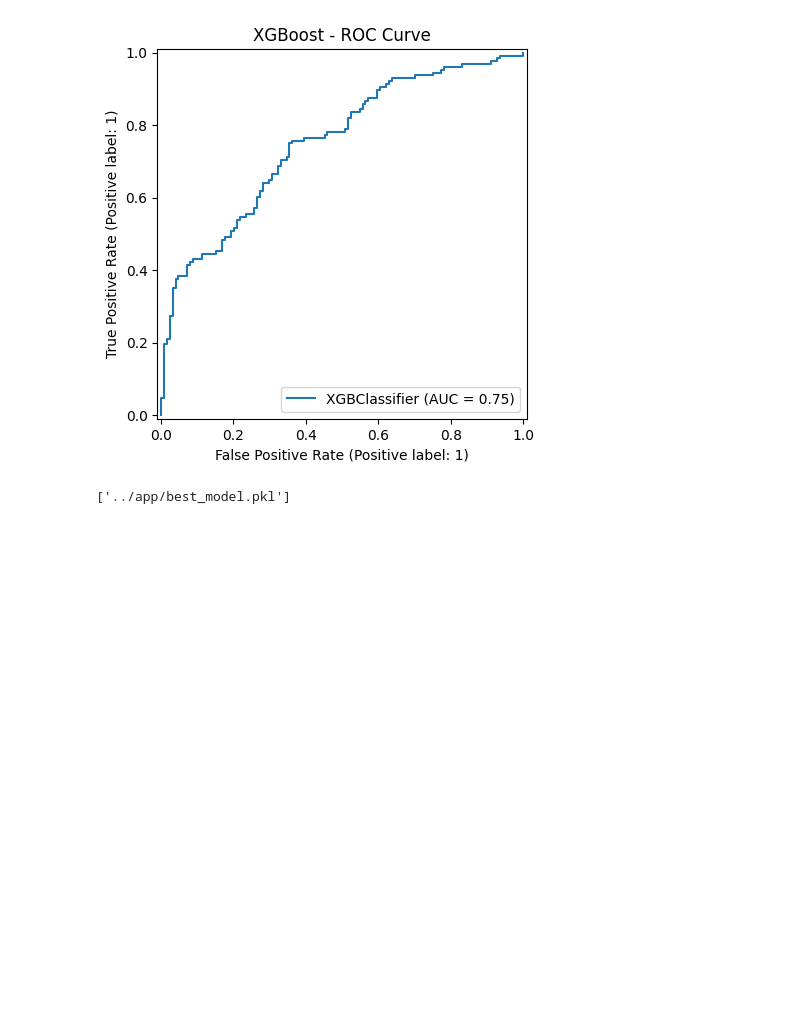
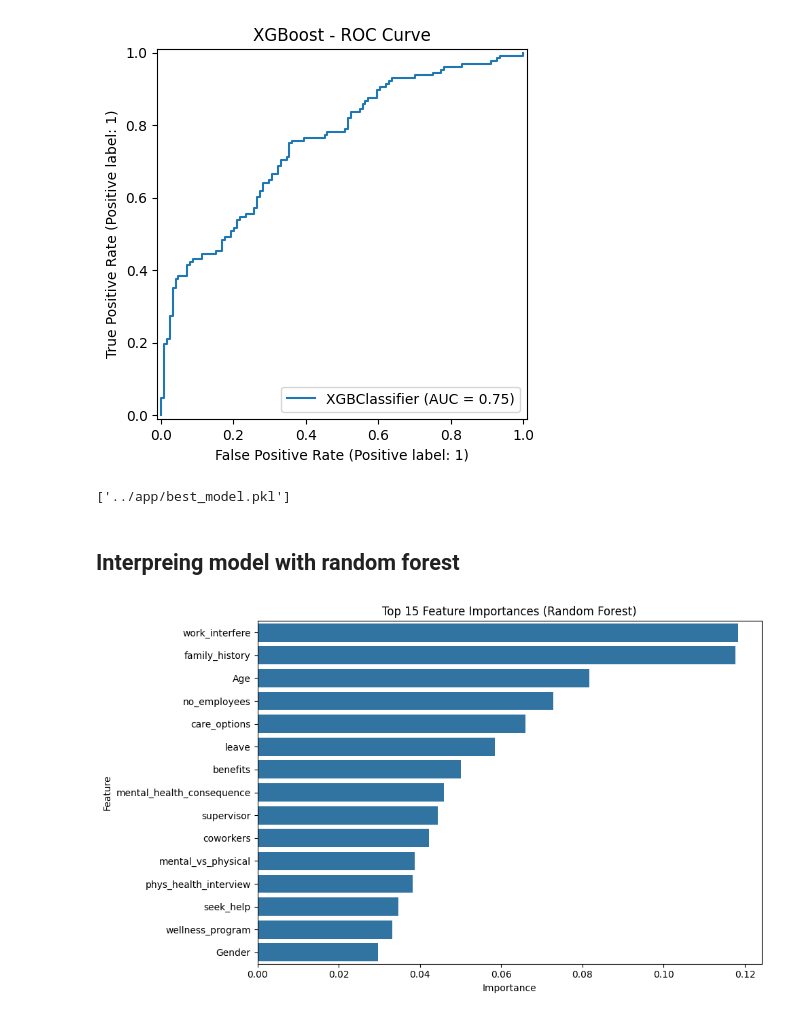
Before and after one commit to kar137/stress-signals-mental-health-risk-predictor, a Jupyter notebook: notebooks/ml_model.ipynb, the cells around one changed output. Cells and saved outputs as stored; diff of their text form; code cells hidden in the pictures; blank space fills up the shorter version.

```diff
--- a/notebooks/ml_model.ipynb
+++ b/notebooks/ml_model.ipynb
@@ -230,3 +230,28 @@ os.makedirs('../app', exist_ok=True)
 joblib.dump(rf_model, '../app/best_model.pkl')
 # %% [output]
 ['../app/best_model.pkl']
+# %% [markdown]
+## Interpreing model with random forest
+# %%
+import pandas as pd
+import matplotlib.pyplot as plt
+import seaborn as sns
+
+# Feature importance from Random Forest
+importances = rf_model.feature_importances_
+feature_names = X_train.columns
+
+feat_df = pd.DataFrame({
+    'Feature': feature_names,
+    'Importance': importances
+}).sort_values(by='Importance', ascending=False)
+
+# Plot the top 15 important features
+plt.figure(figsize=(10, 6))
+sns.barplot(data=feat_df.head(15), x='Importance', y='Feature')
+plt.title("Top 15 Feature Importances (Random Forest)")
+plt.tight_layout()
+plt.savefig('../images/rf_feature_importance.png')
+plt.show()
+# %% [output]
+[figure, added]
```
Also changed, not shown: parts of 3 cells of this notebook, 3 other files.
